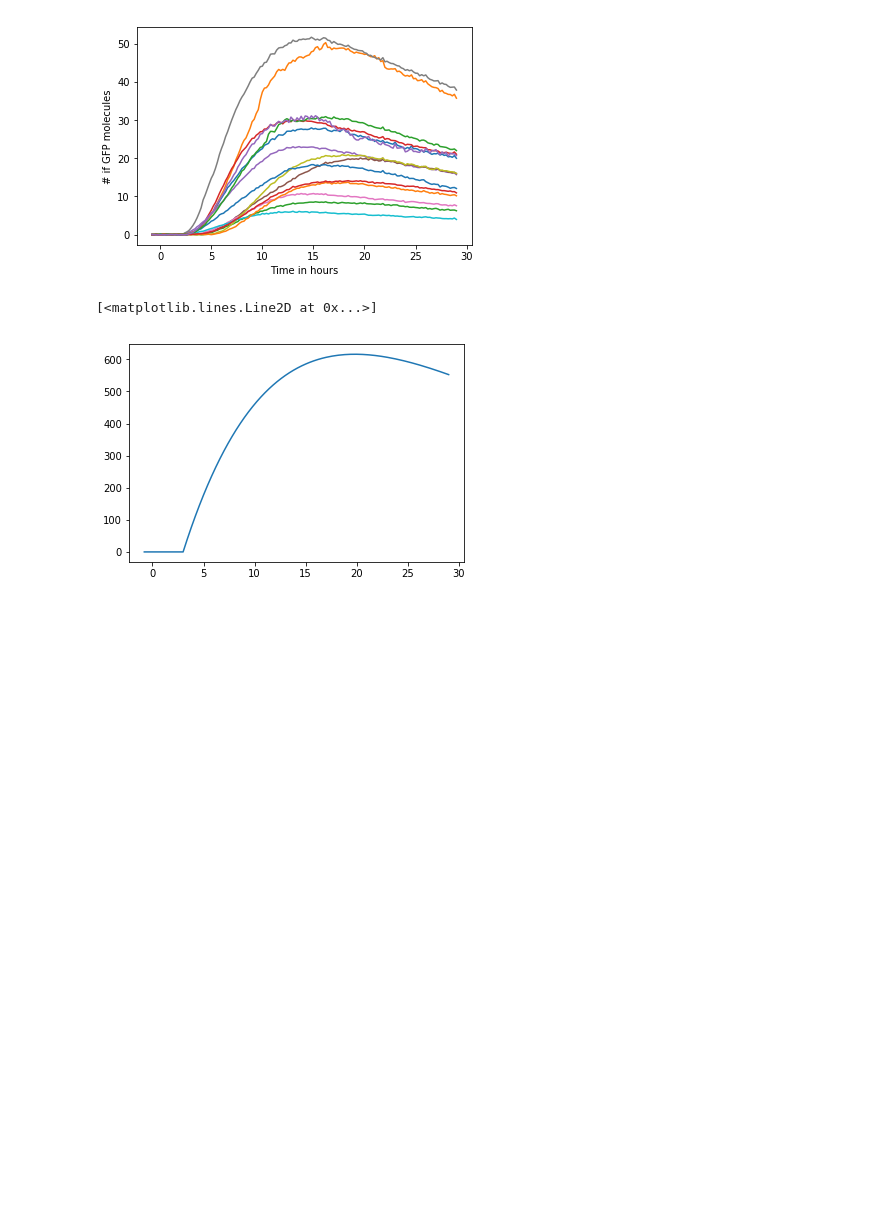
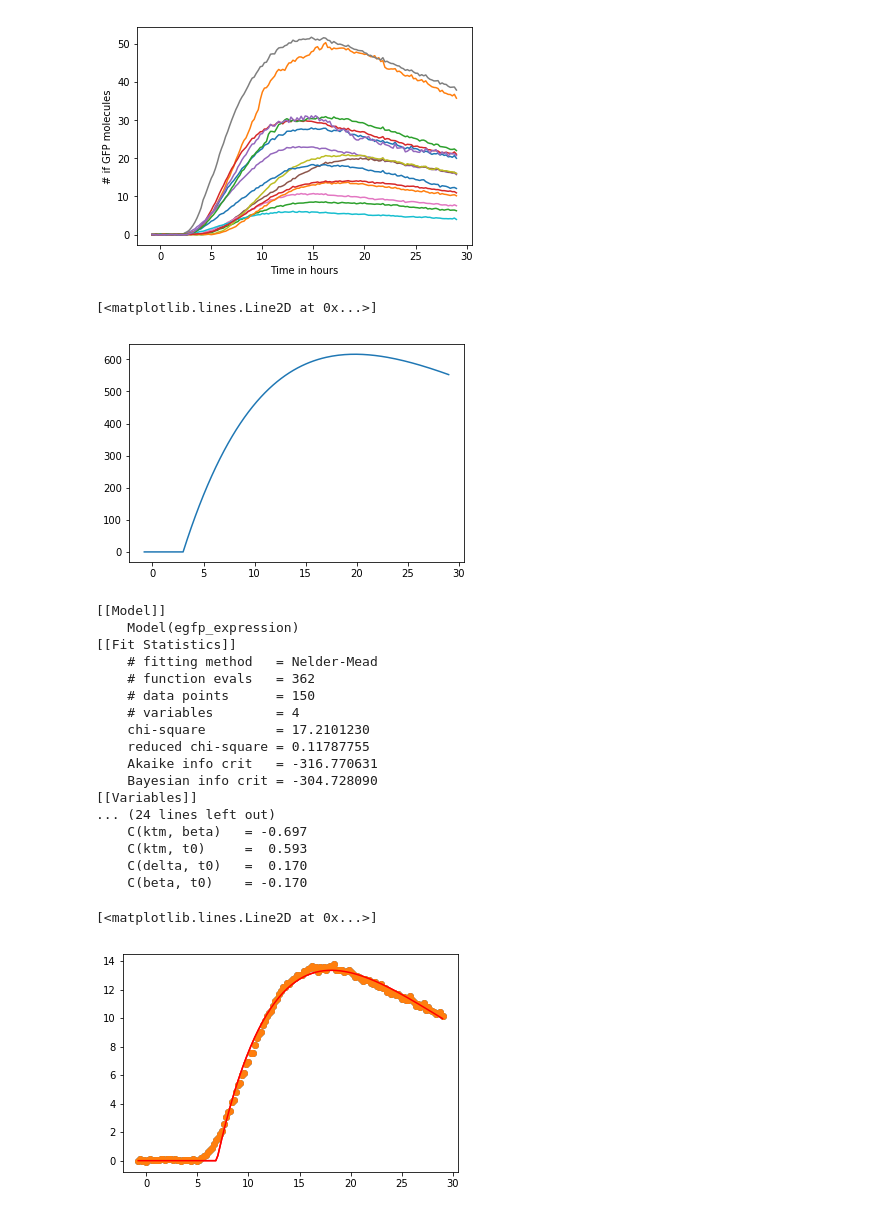
Before and after one commit to hstrey/BME-572-2018, a Jupyter notebook: display data.ipynb, the cells around one changed output. Cells and saved outputs as stored; diff of their text form; code cells hidden in the pictures; blank space fills up the shorter version.

```diff
--- a/display data.ipynb
+++ b/display data.ipynb
@@ -92,3 +82,43 @@ plt.plot(time,egfp_expression(time,100,0.05,0.07,3))
 egfp_mod = lm.Model(egfp_expression)
 # %%
 data = egfp[11]
+# %%
+pars = egfp_mod.make_params()
+pars['ktm'].set(value=3,vary=True)
+pars['delta'].set(value=0.07,vary=True)
+pars['beta'].set(value=0.05,vary=True)
+pars['t0'].set(value=6,vary=True)
+
+result0 = egfp_mod.fit(data,pars,t=time,method='nelder')
+
+print(result0.fit_report())
+
+plt.plot(time,data,"o")
+plt.plot(time, result0.best_fit, 'r-')
+
+result = egfp_mod.fit(data,pars,t=time,method='leastsq')
+
+print(result.fit_report())
+
+plt.plot(time,data,"o")
+plt.plot(time, result.best_fit, 'r-')
+# %% [output]
+[[Model]]
+    Model(egfp_expression)
+[[Fit Statistics]]
+    # fitting method   = Nelder-Mead
+    # function evals   = 362
+    # data points      = 150
+    # variables        = 4
+    chi-square         = 17.2101230
+    reduced chi-square = 0.11787755
+    Akaike info crit   = -316.770631
+    Bayesian info crit = -304.728090
+[[Variables]]
+... (24 lines left out)
+    C(ktm, beta)   = -0.697
+    C(ktm, t0)     =  0.593
+    C(delta, t0)   =  0.170
+    C(beta, t0)    = -0.170
+[<matplotlib.lines.Line2D at 0x...>]
+[figure, added]
```
Also changed, not shown: parts of 8 cells of this notebook, 1 other file.
